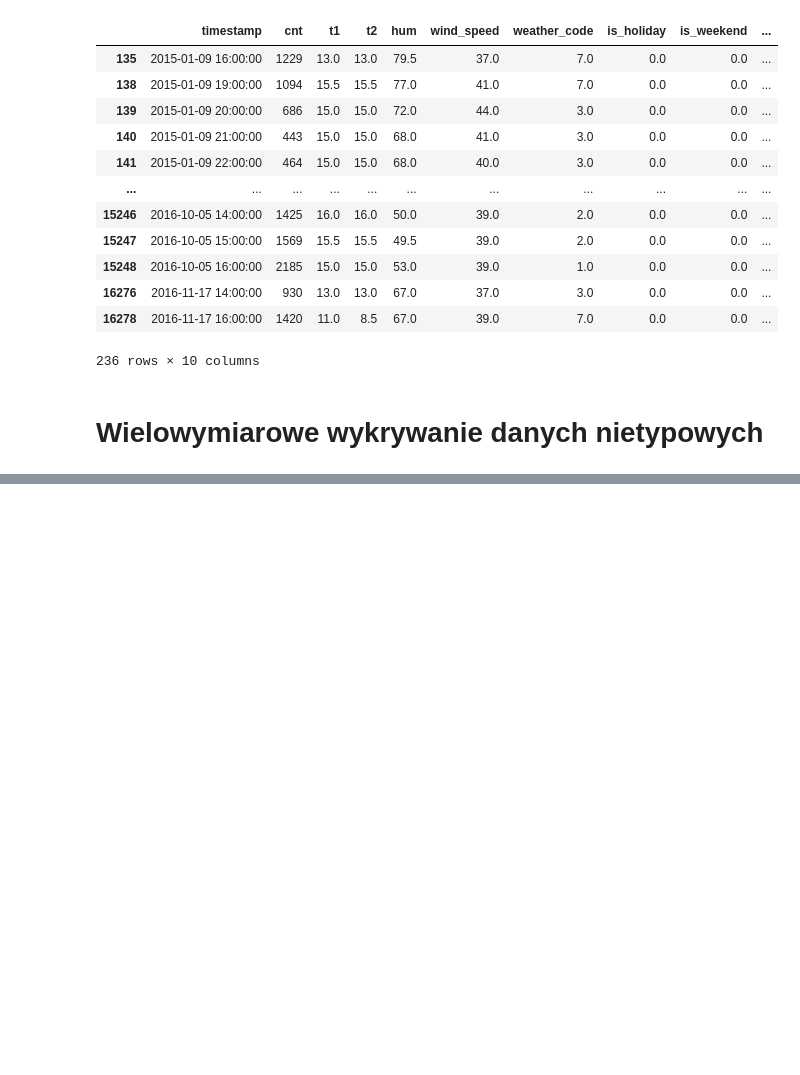
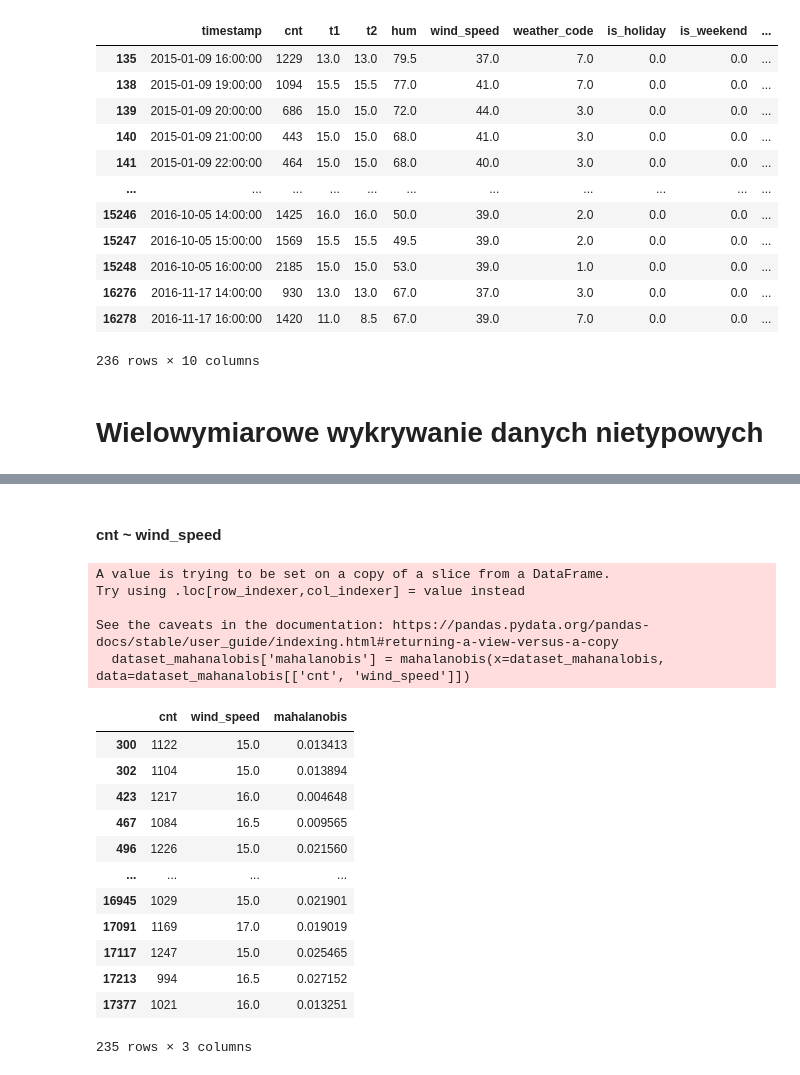
Before and after one commit to hubert-mazur/bike_sharing_data_exploration, a Jupyter notebook: project.ipynb, the cells around one changed output, grey strips where cells are left out. Saved outputs shown, nothing was run; the diff lists cells and outputs as text; code cells hidden in the pictures; blank space fills up the shorter version.

```diff
--- a/project.ipynb
+++ b/project.ipynb
@@ -436,0 +493,30 @@ mahalanobis_cnt_temp = scipy.spatial.distance.mahalanobis(
+# %% [markdown]
+#### cnt ~ wind_speed
+# %%
+dataset_mahanalobis = dataset[['cnt', 'wind_speed']]
+
+#create new column in dataframe that contains Mahalanobis distance for each row
+dataset_mahanalobis['mahalanobis'] = mahalanobis(x=dataset_mahanalobis, data=dataset_mahanalobis[['cnt', 'wind_speed']])
+
+cutoff = scipy.stats.chi2.ppf(0.95, dataset_mahanalobis['mahalanobis'])
+
+dataset_mahanalobis[dataset_mahanalobis['mahalanobis'] > cutoff]
+# %% [output]
+A value is trying to be set on a copy of a slice from a DataFrame.
+Try using .loc[row_indexer,col_indexer] = value instead
+
+See the caveats in the documentation: https://pandas.pydata.org/pandas-docs/stable/user_guide/indexing.html#returning-a-view-versus-a-copy
+  dataset_mahanalobis['mahalanobis'] = mahalanobis(x=dataset_mahanalobis, data=dataset_mahanalobis[['cnt', 'wind_speed']])
+|  | cnt | wind_speed | mahalanobis |
+| 300 | 1122 | 15.0 | 0.013413 |
+| 302 | 1104 | 15.0 | 0.013894 |
+| 423 | 1217 | 16.0 | 0.004648 |
+| 467 | 1084 | 16.5 | 0.009565 |
+| 496 | 1226 | 15.0 | 0.021560 |
+| ... | ... | ... | ... |
+| 16945 | 1029 | 15.0 | 0.021901 |
+| 17091 | 1169 | 17.0 | 0.019019 |
+| 17117 | 1247 | 15.0 | 0.025465 |
+| 17213 | 994 | 16.5 | 0.027152 |
+| 17377 | 1021 | 16.0 | 0.013251 |
+235 rows × 3 columns
```
Also changed, not shown: parts of 8 cells of this notebook.
